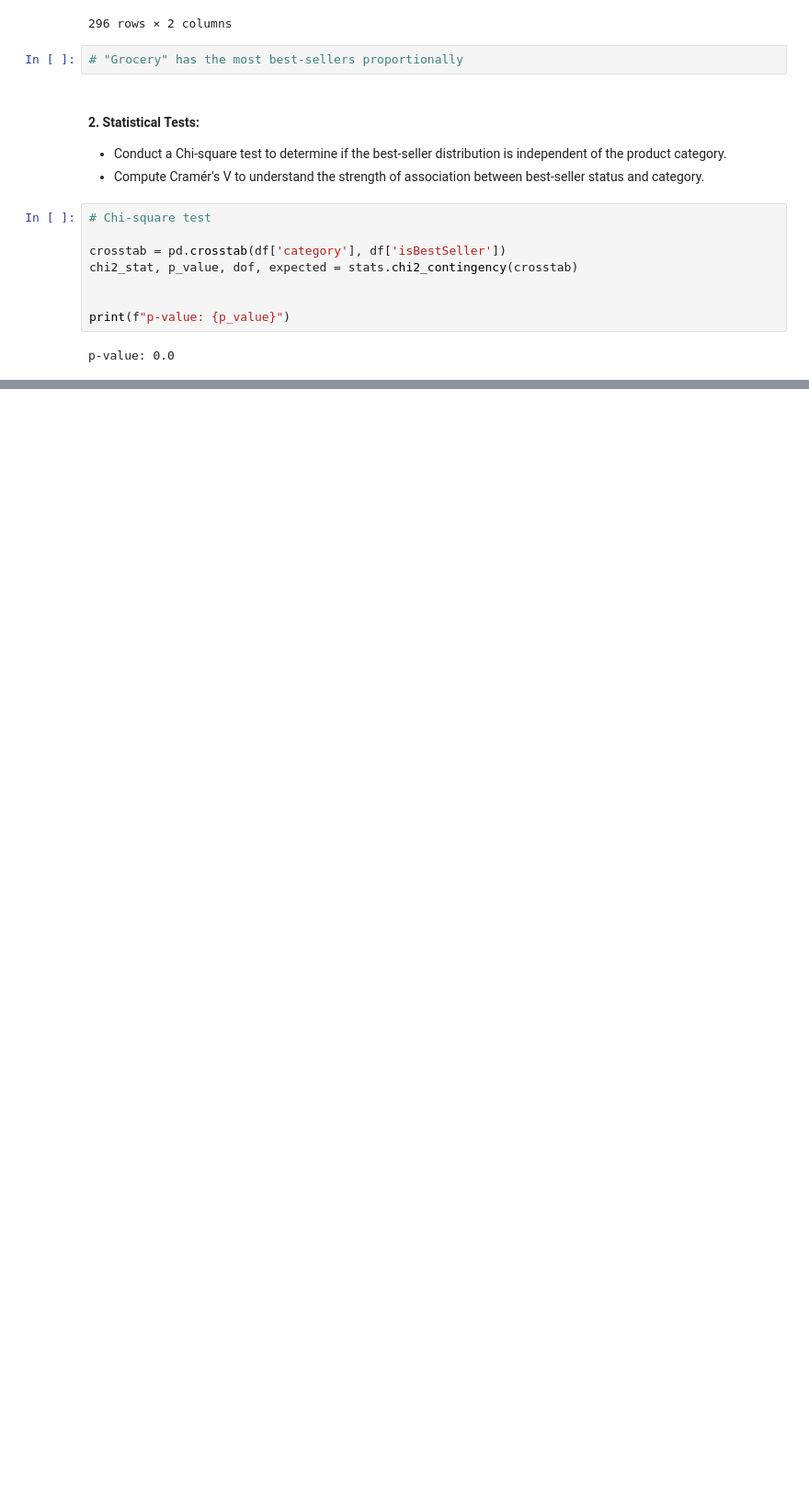
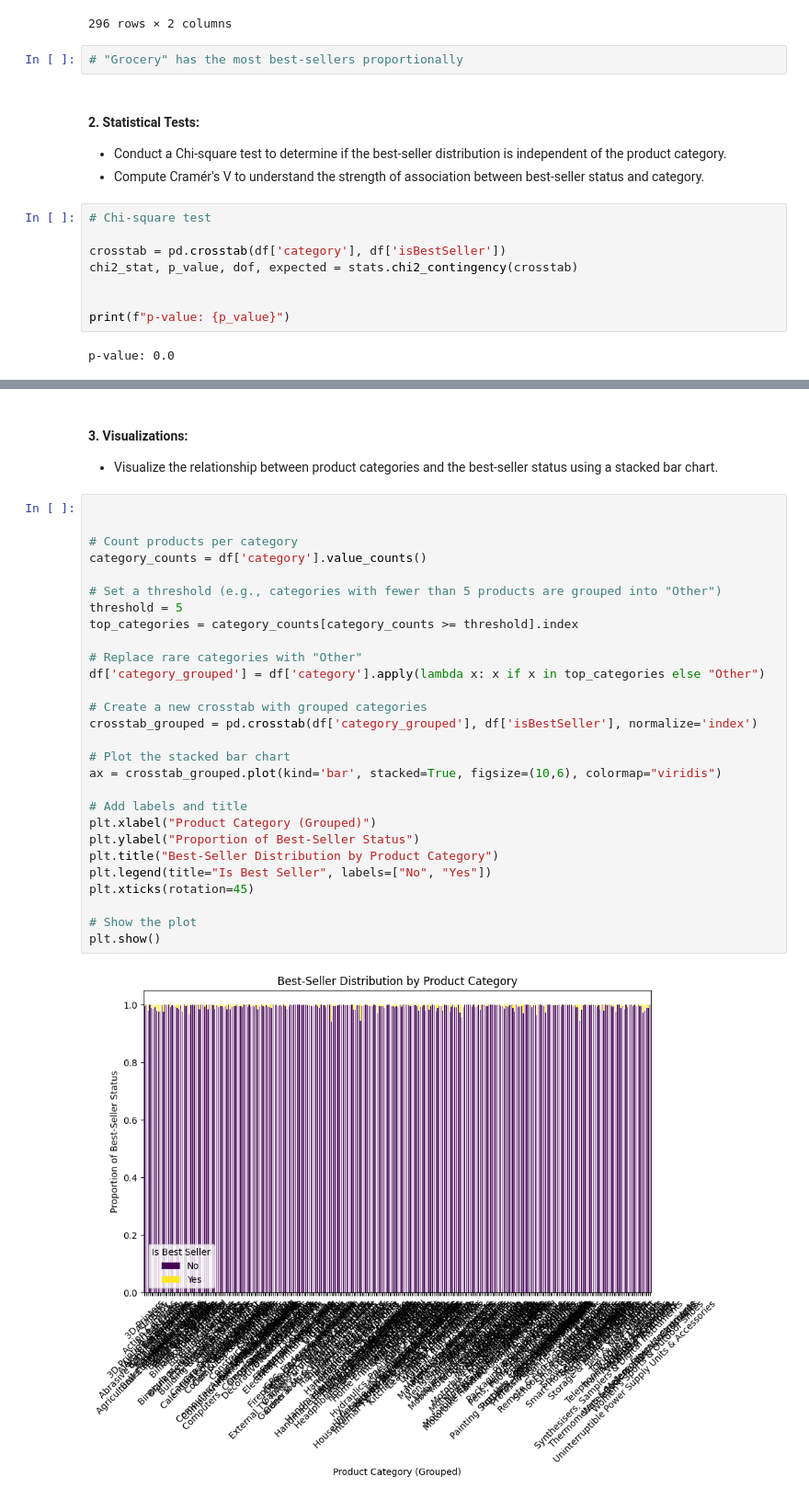
Before and after one commit to nicolasstephan/lab-eda-bivariate, a Jupyter notebook: main.ipynb, the cells around one changed output, grey strips where cells are left out. Shown at 92% size. Drawn from its saved outputs; the diff is of its cells as text; blank space fills up the shorter version.

```diff
--- a/main.ipynb
+++ b/main.ipynb
@@ -97,0 +114,34 @@ p-value: 0.0
+# %% [markdown]
+#### 3. Visualizations:
+
+- Visualize the relationship between product categories and the best-seller status using a stacked bar chart.
+# %%
+
+
+# Count products per category
+category_counts = df['category'].value_counts()
+
+# Set a threshold (e.g., categories with fewer than 5 products are grouped into "Other")
+threshold = 5
+top_categories = category_counts[category_counts >= threshold].index
+
+# Replace rare categories with "Other"
+df['category_grouped'] = df['category'].apply(lambda x: x if x in top_categories else "Other")
+
+# Create a new crosstab with grouped categories
+crosstab_grouped = pd.crosstab(df['category_grouped'], df['isBestSeller'], normalize='index')
+
+# Plot the stacked bar chart
+ax = crosstab_grouped.plot(kind='bar', stacked=True, figsize=(10,6), colormap="viridis")
+
+# Add labels and title
+plt.xlabel("Product Category (Grouped)")
+plt.ylabel("Proportion of Best-Seller Status")
+plt.title("Best-Seller Distribution by Product Category")
+plt.legend(title="Is Best Seller", labels=["No", "Yes"])
+plt.xticks(rotation=45)
+
+# Show the plot
+plt.show()
+# %% [output]
+[figure, added]
```
Also changed, not shown: parts of 4 cells of this notebook.
